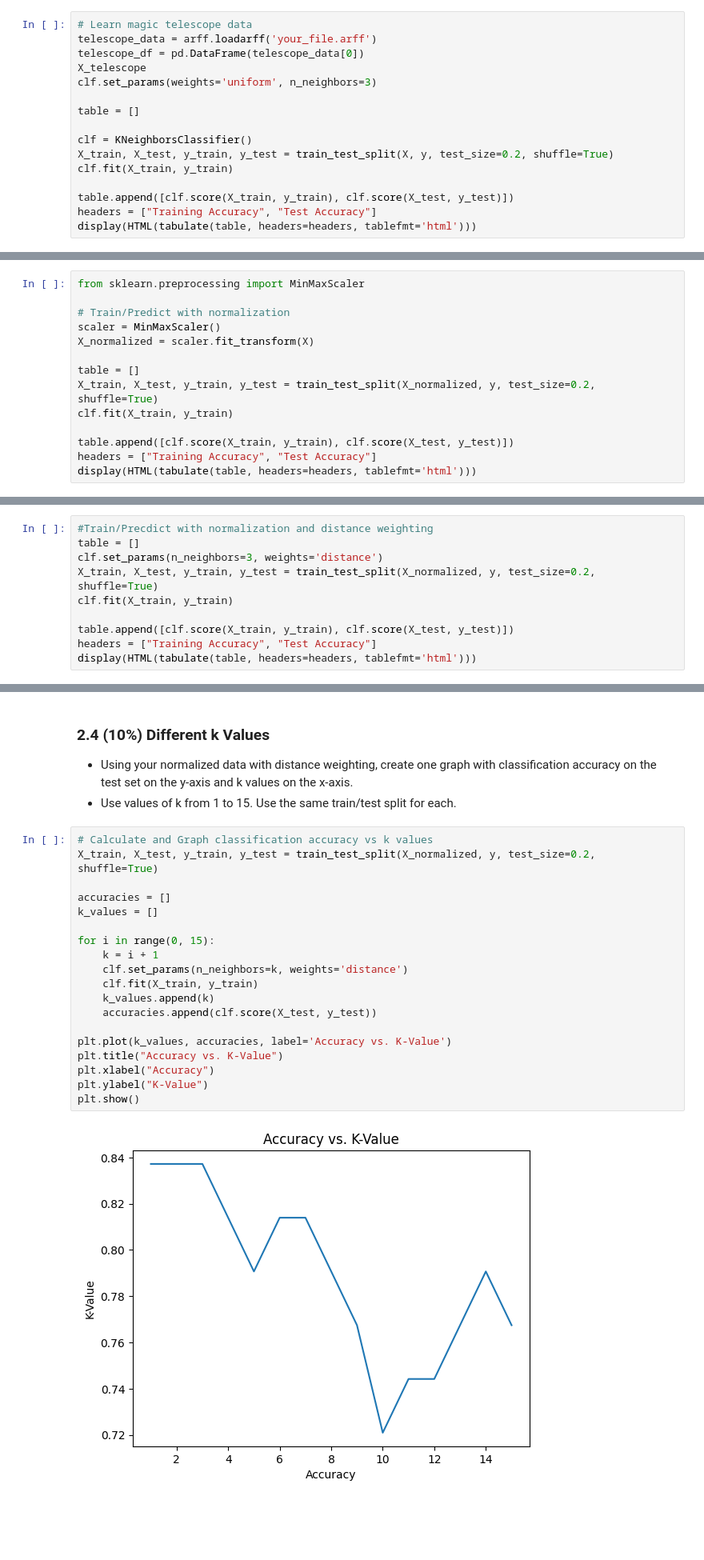
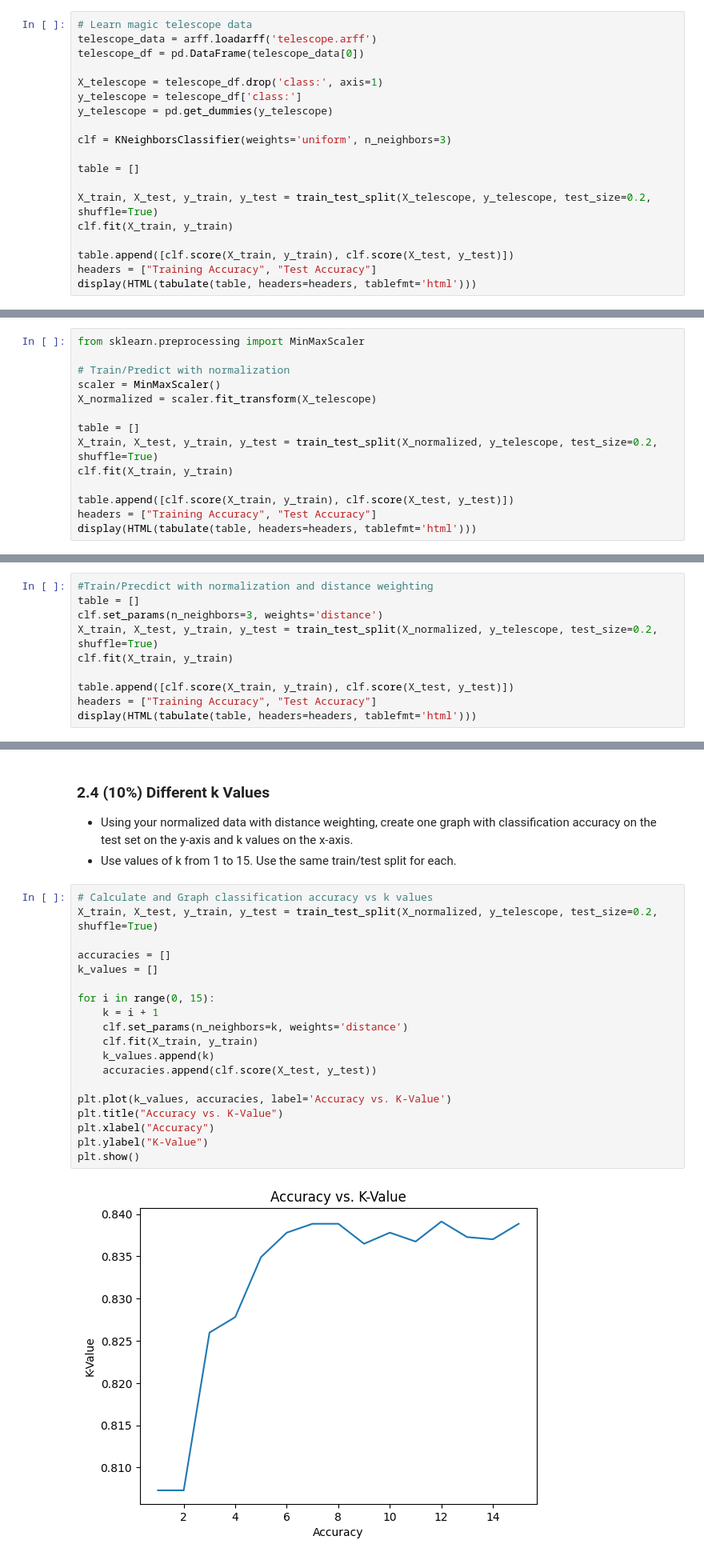
Before and after one commit to bwallace7430/knn, a Jupyter notebook: KNN Lab.ipynb, the cells around one changed output, grey strips where cells are left out. Shown at 80% size. Saved outputs shown, nothing was run; the diff lists cells and outputs as text; blank space fills up the shorter version.

Commit message:
2.4-3.2 and housing.arff

```diff
--- a/KNN Lab.ipynb
+++ b/KNN Lab.ipynb
@@ -218,15 +218,18 @@ Use the [magic telescope](https://axon.cs.byu.edu/data/uci_class/MagicTelescope.
 - Show train and test set accuracy
 # %%
 # Learn magic telescope data
-telescope_data = arff.loadarff('your_file.arff')
+telescope_data = arff.loadarff('telescope.arff')
 telescope_df = pd.DataFrame(telescope_data[0])
-X_telescope
-clf.set_params(weights='uniform', n_neighbors=3)
+
+X_telescope = telescope_df.drop('class:', axis=1)
+y_telescope = telescope_df['class:']
+y_telescope = pd.get_dummies(y_telescope)
+
+clf = KNeighborsClassifier(weights='uniform', n_neighbors=3)
 
 table = []
 
-clf = KNeighborsClassifier()
-X_train, X_test, y_train, y_test = train_test_split(X, y, test_size=0.2, shuffle=True)
+X_train, X_test, y_train, y_test = train_test_split(X_telescope, y_telescope, test_size=0.2, shuffle=True)
 clf.fit(X_train, y_train)
 
 table.append([clf.score(X_train, y_train), clf.score(X_test, y_test)])
@@ -245,10 +248,10 @@ from sklearn.preprocessing import MinMaxScaler
 
 # Train/Predict with normalization
 scaler = MinMaxScaler()
-X_normalized = scaler.fit_transform(X)
+X_normalized = scaler.fit_transform(X_telescope)
 
 table = []
-X_train, X_test, y_train, y_test = train_test_split(X_normalized, y, test_size=0.2, shuffle=True)
+X_train, X_test, y_train, y_test = train_test_split(X_normalized, y_telescope, test_size=0.2, shuffle=True)
 clf.fit(X_train, y_train)
 
 table.append([clf.score(X_train, y_train), clf.score(X_test, y_test)])
@@ -266,7 +269,7 @@ display(HTML(tabulate(table, headers=headers, tablefmt='html')))
 #Train/Precdict with normalization and distance weighting
 table = []
 clf.set_params(n_neighbors=3, weights='distance')
-X_train, X_test, y_train, y_test = train_test_split(X_normalized, y, test_size=0.2, shuffle=True)
+X_train, X_test, y_train, y_test = train_test_split(X_normalized, y_telescope, test_size=0.2, shuffle=True)
 clf.fit(X_train, y_train)
 
 table.append([clf.score(X_train, y_train), clf.score(X_test, y_test)])
@@ -283,25 +286,25 @@ Comparison and Discussion
 - Use values of k from 1 to 15.  Use the same train/test split for each.
 # %%
 # Calculate and Graph classification accuracy vs k values
-X_train, X_test, y_train, y_test = train_test_split(X_normalized, y, test_size=0.2, shuffle=True)
+X_train, X_test, y_train, y_test = train_test_split(X_normalized, y_telescope, test_size=0.2, shuffle=True)
 
 accuracies = []
 k_values = []
 
 for i in range(0, 15):
     k = i + 1
     clf.set_params(n_neighbors=k, weights='distance')
     clf.fit(X_train, y_train)
     k_values.append(k)
     accuracies.append(clf.score(X_test, y_test))
 
 plt.plot(k_values, accuracies, label='Accuracy vs. K-Value')
 plt.title("Accuracy vs. K-Value")
 plt.xlabel("Accuracy")
 plt.ylabel("K-Value")
 plt.show()
 # %% [output]
-[figure, old version]
+[figure, new version]
 # %% [markdown]
 *Discussion*
 # %% [markdown]
```
Also changed, not shown: parts of 6 cells of this notebook, 1 other file.
